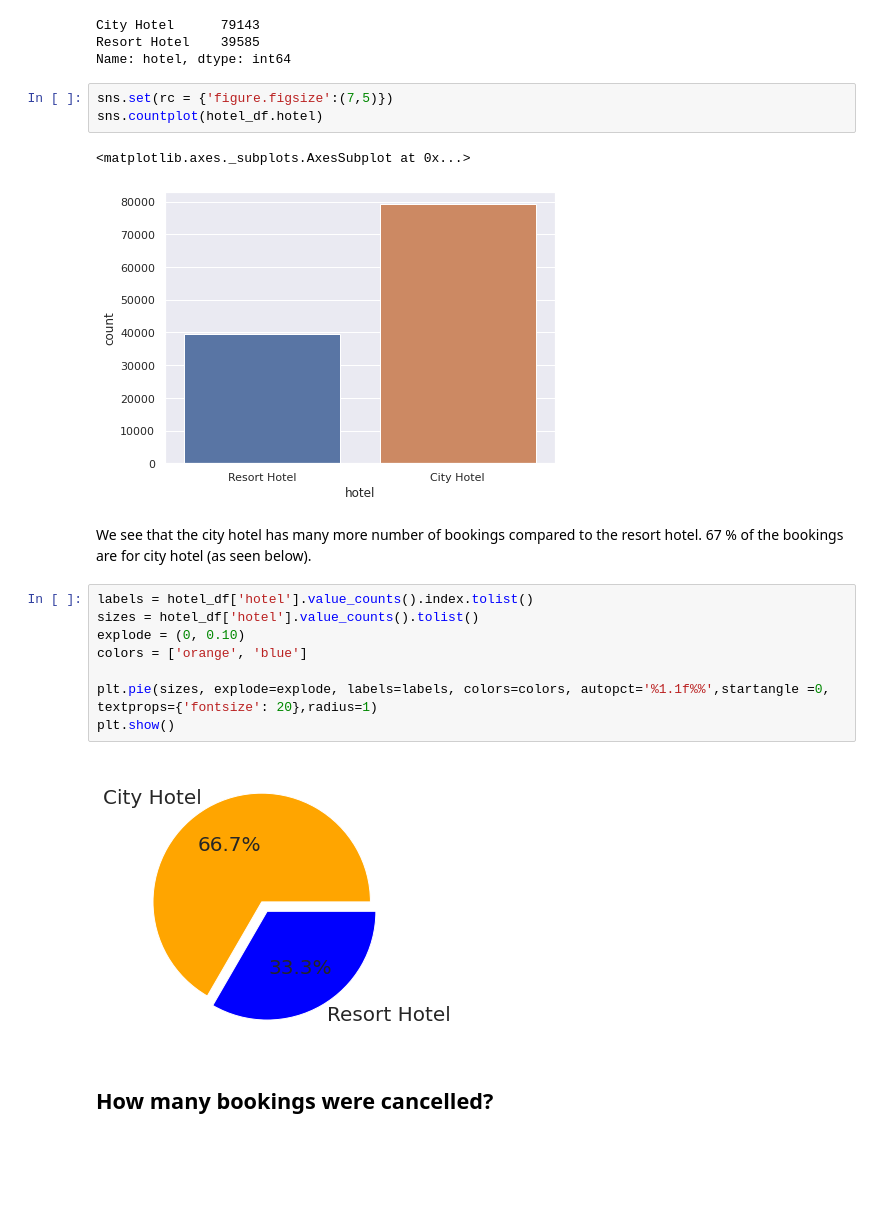
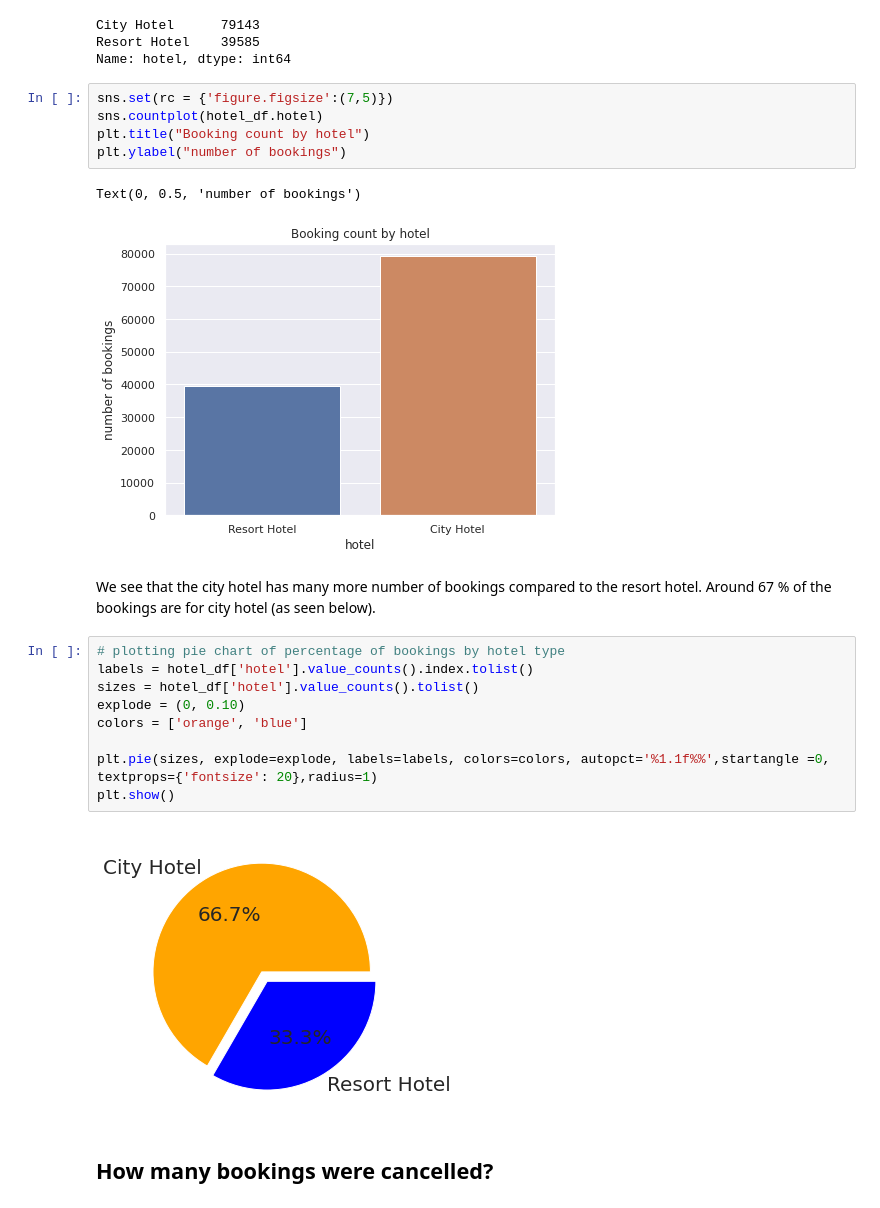
Before and after one commit to ParvezMakandar/Hotel-Booking-Analysis, a Jupyter notebook: Hotel_Booking_Analysis_Capstone_Project.ipynb, the cells around one changed output. Drawn from its saved outputs; the diff is of its cells as text; blank space fills up the shorter version.

Commit message:
Final commit- Hotel Booking Analysis

```diff
--- a/Hotel_Booking_Analysis_Capstone_Project.ipynb
+++ b/Hotel_Booking_Analysis_Capstone_Project.ipynb
@@ -204,12 +279,15 @@ Name: hotel, dtype: int64
 # %%
 sns.set(rc = {'figure.figsize':(7,5)})
 sns.countplot(hotel_df.hotel)
+plt.title("Booking count by hotel")
+plt.ylabel("number of bookings")
 # %% [output]
-<matplotlib.axes._subplots.AxesSubplot at 0x...>
+Text(0, 0.5, 'number of bookings')
-[figure, old version]
+[figure, new version]
 # %% [markdown]
-We see that the city hotel has many more number of bookings compared to the resort hotel. 67 % of the bookings are for city hotel (as seen below).
+We see that the city hotel has many more number of bookings compared to the resort hotel. Around 67 % of the bookings are for city hotel (as seen below).
 # %%
+# plotting pie chart of percentage of bookings by hotel type
 labels = hotel_df['hotel'].value_counts().index.tolist()
 sizes = hotel_df['hotel'].value_counts().tolist()
 explode = (0, 0.10)
```
Also changed, not shown: parts of 73 cells of this notebook.
